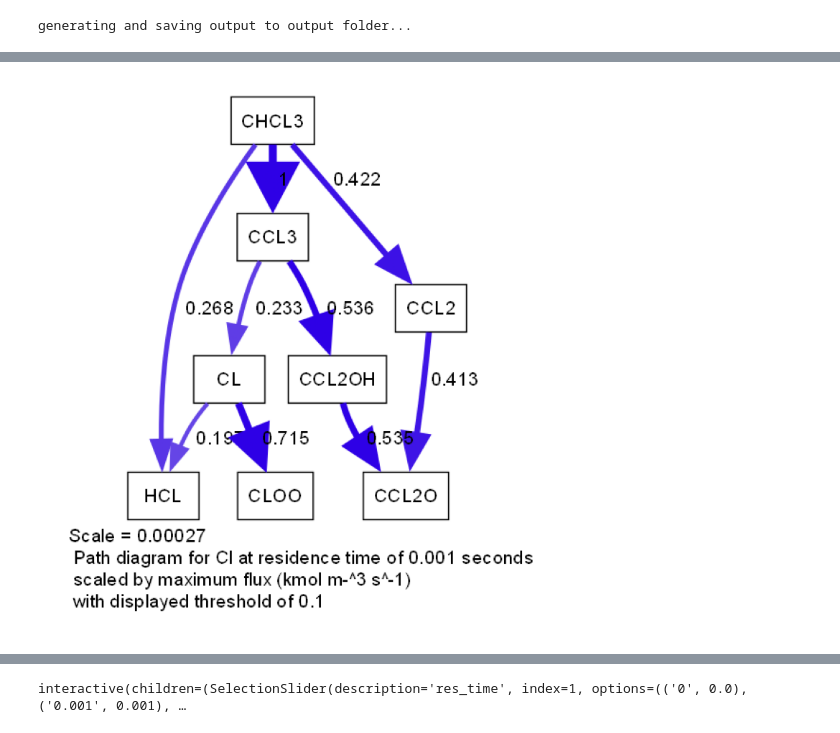
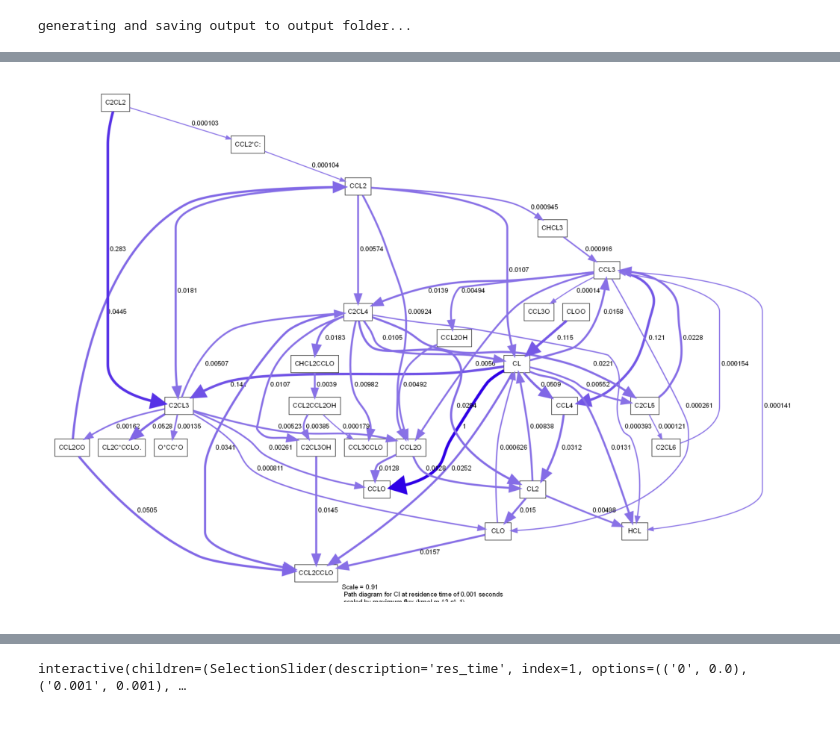
Before and after one commit to wilkeska/PFAS_Modeling, a Jupyter notebook: pseudo_PFR/PFRTP-Garrett copy.ipynb, the cells around one changed output, grey strips where cells are left out. Saved outputs shown, nothing was run; the diff lists cells and outputs as text; code cells hidden in the pictures.

```diff
--- a/pseudo_PFR/PFRTP-Garrett copy.ipynb
+++ b/pseudo_PFR/PFRTP-Garrett copy.ipynb
@@ -16,0 +97,11 @@ import plotly.graph_objects as go
+# %%
+injectants =        ['CCL4'] # list of injectants, must be in the mechanism file.
+injectant_concs =   [100] # injected species concentrations in furnace @ injection point (ppm)
+injectant_units =   ['wt%'] # units of injected species concentration in furnace @ injection point (ppm)
+ER = 0.834
+injectant_tot_conc=20 # total injected species concentration in furnace @ injection point (ppm)
+injectant_port = 4 # port number of injectant
+firing_rate = 45 # firing rate in kW
+
+post_injection_res_time_step = 1e-3 # residence time grid size (seconds)
+elsewhere_res_time_step = 1e-2 # residence time grid size (seconds)
@@ -281,7 +560,7 @@ def sim(T,t):
     rates = list(gas1.net_rates_of_progress)
 
     # determine index of injectant
-    injectant_index = ct.Solution(mechanism).species_index(injectant)
+    injectant_indices = [ct.Solution(mechanism).species_index(injectant) for injectant in injectants]
 
     c=[]
     nrp=[]
@@ -293,7 +572,8 @@ def sim(T,t):
     for T_i, t_i in zip(T,t):
 
         if timestep >= inj_i and flag == False:
-            concentrations[injectant_index] = injectant_conc
+            for i, conc in enumerate(injectant_concs):
+                concentrations[injectant_indices[i]] = conc
             flag = True
         else:
             ...
@@ -561,7 +1190,7 @@ else:
 plt.rcParams["figure.dpi"] = 200
 gas = ct.Solution(mechanism)
 retry = 'y'
-
+path_element = 'Cl'
 while retry == 'y':
     plot_step = np.abs(tplot - path_res_time).argmin()
     P = ct.one_atm
@@ -570,37 +1199,44 @@ while retry == 'y':
     gas.TPX = T, P, X
 
     diagram = ct.ReactionPathDiagram(gas, path_element)
-    diagram.threshold = path_threshold
+    diagram.threshold = .0001
     diagram.dot_options='node[shape="box"]'
     title = (
         (
             f'Path diagram for {path_element} at residence time of {str(path_res_time)}'
             + ' seconds \r scaled by maximum flux (kmol m-^3 s^-1) \r'
         )
         + ' with displayed threshold of '
     ) + str(path_threshold)
     diagram.title = title
     diagram.show_details = path_details
-    diagram.display_only(-1 if path_species == 'all' else gas.species_index(path_species))
+    log_file = f"{output_folder}/reaction_paths.log"
+    with open(log_file, 'w') as f:
+        sys.stdout = f
+        diagram.build(verbose=True)
+        sys.stdout = sys.__stdout__
+    # diagram.display_only(-1 if path_species == 'all' else gas.species_index(path_species))
     dot_file = f"{output_folder}/dotfile.dot"
     png_file = f"{output_folder}/reaction_paths.png"
     diagram.write_dot(dot_file)
     os.system(f'dot {dot_file} -Tpng -o {png_file} -Gdpi=100')
     img = mpimage.imread(png_file)
     plt.imshow(img)
     plt.axis('off')
     plt.show()
     if run_with_dialog == True:
         retry = myinput('path diagram saved to output folder...generate new path diagram? (y/n): ')
     else:
         retry = 'n'
     if retry == 'y':
         path_res_time = float(myinput('type path diagram residence time (in seconds) and press enter: '))
         path_element = myinput('type path diagram element symbol and press enter: ')
         path_species = myinput('type path diagram species and press enter (all/individual species name): ')
         path_threshold = float(myinput('type path diagram threshold and press enter: '))
         path_details = input('show path details? (y/n) and press enter: ').lower().strip() == 'y'
     else:
         ...
+
+print('/a')
 # %% [output]
-[figure, old version]
+[figure, new version]
```
Also changed, not shown: parts of 23 cells of this notebook.
